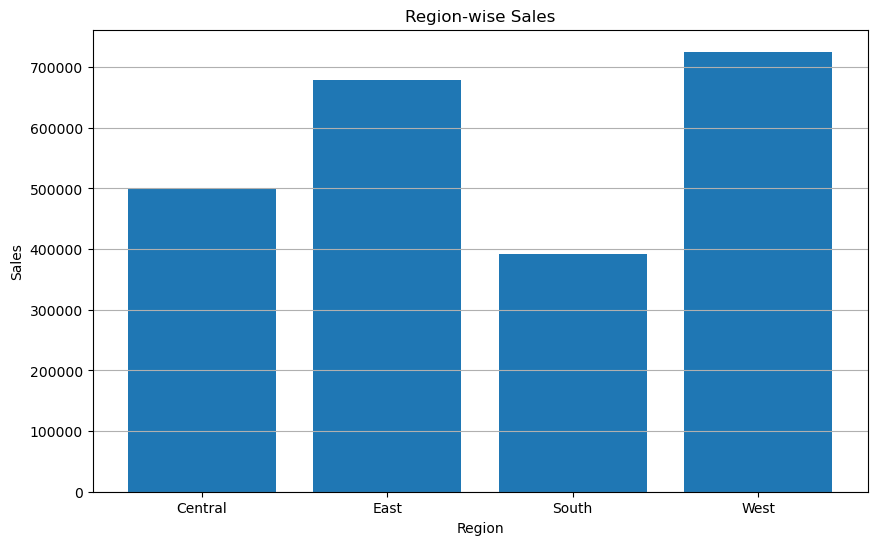
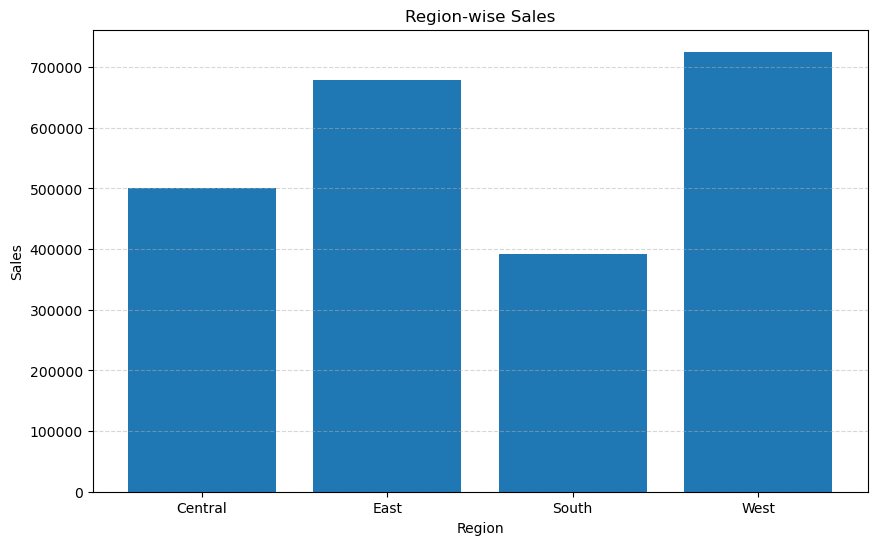
The change to this notebook cell's code, shown as a diff; its figure went from the first image to the second:
--- before
+++ after
@@ -7,5 +7,5 @@
 plt.ylabel("Sales")
 
-plt.grid(axis="y")
+plt.grid(axis="y", linestyle="--",alpha=0.5)
 plt.savefig(
     "../visualizations/sales/region_sales.png", dpi=300, bbox_inches="tight"

Commit: Added sales analysis updates and completed profit analysis